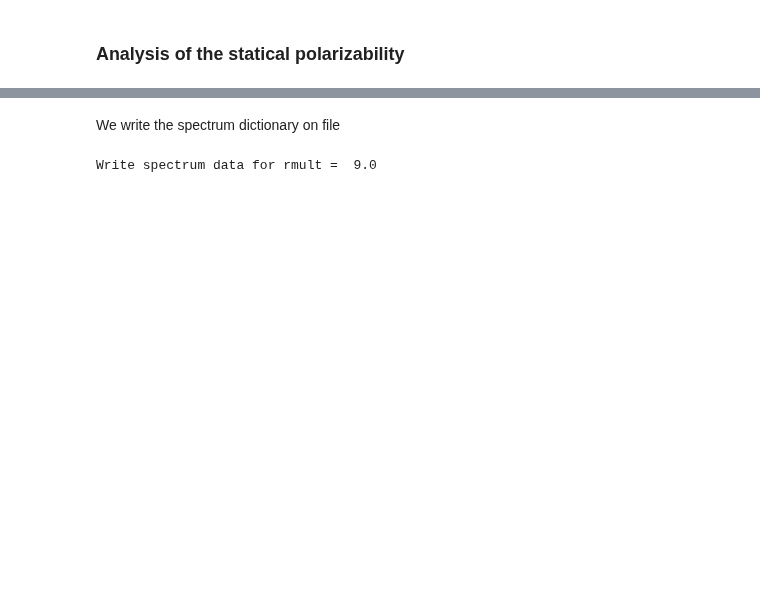
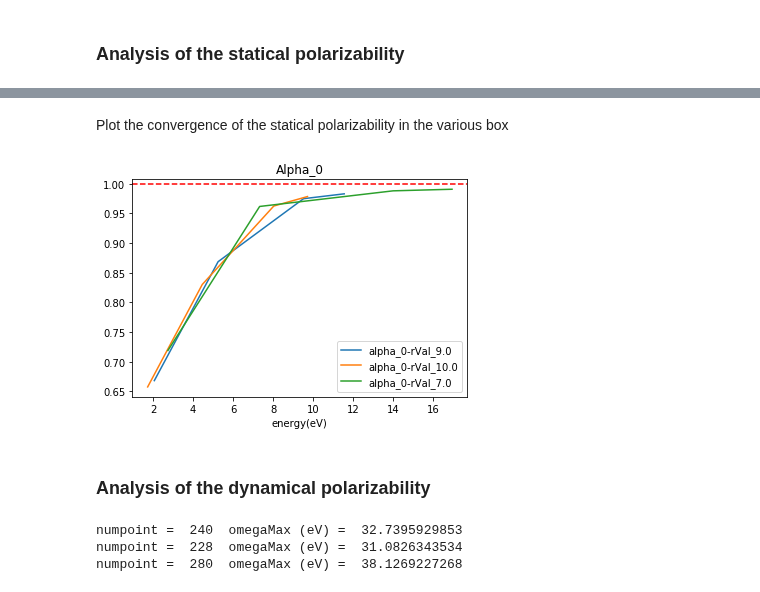
Before and after one commit to luigigenovese/KPM-nb, a Jupyter notebook: POLARIZABILITY/C6H6/free-bc/Linear_Response_Dynamical_Polarizability.ipynb, the cells around one changed output, grey strips where cells are left out. Saved outputs shown, nothing was run; the diff lists cells and outputs as text; code cells hidden in the pictures; blank space fills up the shorter version.

```diff
--- a/POLARIZABILITY/C6H6/free-bc/Linear_Response_Dynamical_Polarizability.ipynb
+++ b/POLARIZABILITY/C6H6/free-bc/Linear_Response_Dynamical_Polarizability.ipynb
@@ -116,0 +155,7 @@ eigenproblems.keys()
+# %%
+reload(R)
+for rVal in box:
+    dict_box=box[rVal]
+    for nalpha in dict_box['eigenproblems']:
+        dict_casida=dict_box['eigenproblems'][nalpha]
+        R.gather_excitation_informations(dict_casida)
@@ -171,11 +174,48 @@ for na =  239  numpoint =  244  omegaMax (eV) =  33.2854786785
-# %% [markdown]
-We write the spectrum dictionary on file
-# %%
-print 'Write spectrum data for rmult = ', rVal[rmultInd]
-spToFile = {}
-for na, s in spectrum.iteritems():
-    spToFile[na] = {'omega': spectrum[na]['omega'].tolist(), 'realPart':spectrum[na]['realPart'].tolist(), 'imagPart':spectrum[na]['imagPart'].tolist()}
-filename = outputpath+'log/spectrum_rmult_'+str(rVal[rmultInd])+'.yaml'
-Yaml.dump(spToFile,filename)
-# %% [output]
-Write spectrum data for rmult =  9.0
+# %% [markdown]
+Plot the convergence of the statical polarizability in the various box
+# %%
+alpha = {}
+for rVal in box:
+    alpha[rVal] = {}
+    nalpha = box[rVal]['eigenproblems'].keys()
+    for na in nalpha:
+        alpha[rVal][na] = box[rVal]['eigenproblems'][na]['alpha_xyz']
+# %%
+alphaX_ref = [83.856,83.856,45.620]
+HaeV=27.21138386
+# %%
+%matplotlib inline
+alpha_ind = 0 #x,y,z
+for rVal in alpha:
+    alpha_plot = []
+    eng = []
+    nalpha = alpha[rVal].keys()
+    nalpha.sort()
+    for na in nalpha:
+        alpha_plot.append(alpha[rVal][na][alpha_ind])
+        eng.append(R.get_alpha_energy(box[rVal]['logfilex'],norb,na))
+    alpha_plot = np.array(alpha_plot)/alphaX_ref[alpha_ind]
+    eng = np.array(eng)*HaeV
+    plt.plot(eng,alpha_plot,label='alpha_'+str(alpha_ind)+'-rVal_'+str(rVal))
+plt.axhline(y=1.0, color='r', linestyle='--')
+plt.title('Alpha_'+str(alpha_ind))
+plt.legend(loc='best')
+plt.xlabel('energy(eV)')
+#plt.ylim(ymax=1.05)
+plt.show()
+# %% [output]
+[figure, added]
+# %% [markdown]
+### Analysis of the dynamical polarizability
+# %%
+reload(R)
+sp = {}
+for rVal in box:
+    nalpha = box[rVal]['nvirt']
+    f = box[rVal]['eigenproblems'][nalpha]['oscillator_strength_avg']
+    e2 = box[rVal]['eigenproblems'][nalpha]['eigenvalues']
+    sp[rVal] = R.get_spectrum(e2,f)
+# %% [output]
+numpoint =  240  omegaMax (eV) =  32.7395929853
+numpoint =  228  omegaMax (eV) =  31.0826343534
+numpoint =  280  omegaMax (eV) =  38.1269227268
```
Also changed, not shown: parts of 39 cells of this notebook, 5 other files.
